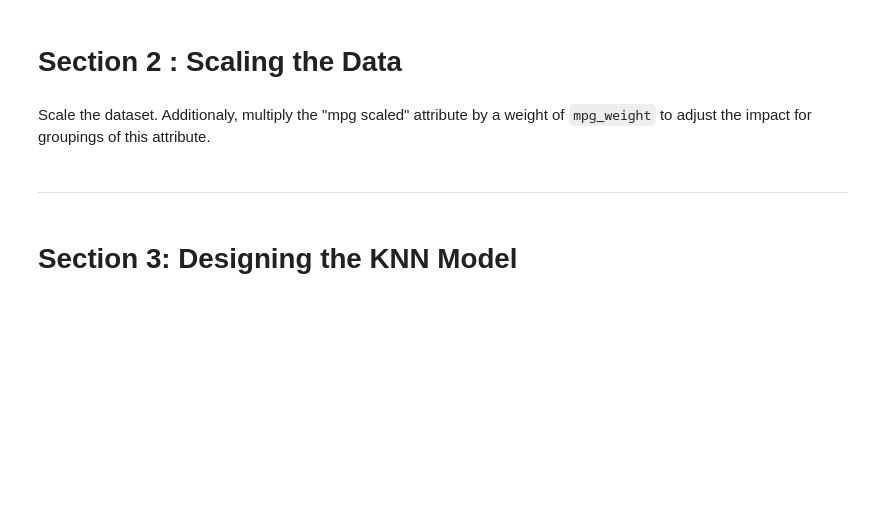
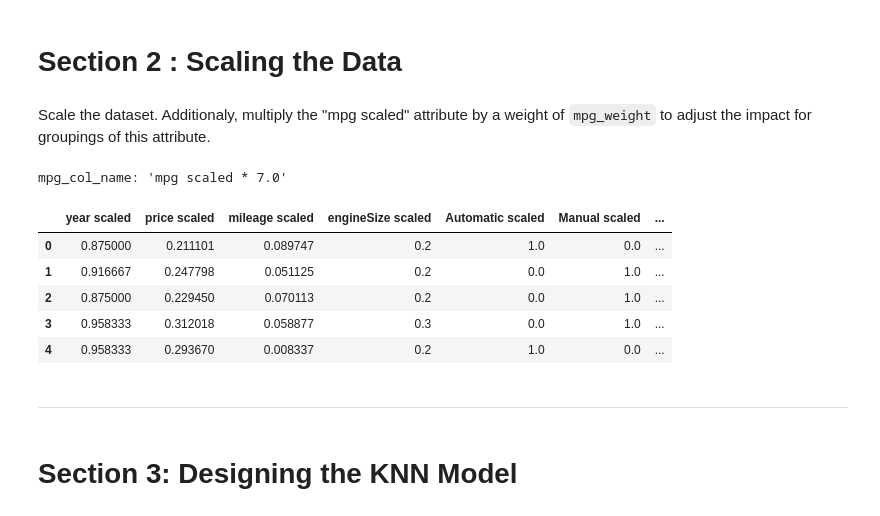
Before and after one commit to ddoggdiggitty/INFS-768-project, a Jupyter notebook: Group Project/Programming/CompiledKNN_mpg_x_7.0.ipynb, the cells around one changed output. Saved outputs shown, nothing was run; the diff lists cells and outputs as text; code cells hidden in the pictures; blank space fills up the shorter version.

```diff
--- a/Group Project/Programming/CompiledKNN_mpg_x_7.0.ipynb
+++ b/Group Project/Programming/CompiledKNN_mpg_x_7.0.ipynb
@@ -18,10 +20,10 @@ gen_new_plot=True
 # %% [markdown]
 # Section 1B: Initial comparison of KNN versus the Decision Tree
 # %%
-df = pd.read_csv("clean_Ford.csv")
+df: DataFrame = pd.read_csv("clean_Ford.csv")
 # %%
-X = df.drop("model", axis=1)
-y = df.model
+X: DataFrame = df.drop("model", axis=1)
+y: Series = df.model
 # %% [markdown]
 <!-- ### Drop attributes or records to fine-tune the KNN model
 
@@ -37,9 +39,11 @@ The car models with high misclassification rates are stored in `df2` and exporte
 # %% [markdown]
 Scale the dataset. Additionaly, multiply the "mpg scaled" attribute by a weight of `mpg_weight` to adjust the impact for groupings of this attribute.
 # %%
-mpg_weight = 7.0
+mpg_weight: float = 7.0
 
 # use mpg_col_name to rename the columns after adjusting the "mpg scaled" feature
-mpg_col_name = "mpg scaled * " + str(mpg_weight)
+mpg_col_name: str = "mpg scaled * " + str(mpg_weight)
 print("mpg_col_name: \'" + mpg_col_name + "\'")
+# %% [output]
+mpg_col_name: 'mpg scaled * 7.0'
 # %%
@@ -51,8 +55,15 @@ X_scaled_mpg_x_7_0 = pd.DataFrame(X_scaled_mpg_x_7_0, columns=columns)
 # %%
 # adjust the 'mpg scaled' feature
-mpg_scaled = X_scaled_mpg_x_7_0["mpg scaled"].to_frame(name=mpg_col_name)*mpg_weight
-X_scaled_mpg_x_7_0 = pd.concat([X_scaled_mpg_x_7_0.drop("mpg scaled", axis=1), mpg_scaled], axis=1)
+mpg_scaled: DataFrame = X_scaled_mpg_x_7_0["mpg scaled"].to_frame(name=mpg_col_name)*mpg_weight
+X_scaled_mpg_x_7_0: DataFrame = pd.concat([X_scaled_mpg_x_7_0.drop("mpg scaled", axis=1), mpg_scaled], axis=1)
 display(X_scaled_mpg_x_7_0.head())
+# %% [output]
+|  | year scaled | price scaled | mileage scaled | engineSize scaled | Automatic scaled | Manual scaled | ... |
+| 0 | 0.875000 | 0.211101 | 0.089747 | 0.2 | 1.0 | 0.0 | ... |
+| 1 | 0.916667 | 0.247798 | 0.051125 | 0.2 | 0.0 | 1.0 | ... |
+| 2 | 0.875000 | 0.229450 | 0.070113 | 0.2 | 0.0 | 1.0 | ... |
+| 3 | 0.958333 | 0.312018 | 0.058877 | 0.3 | 0.0 | 1.0 | ... |
+| 4 | 0.958333 | 0.293670 | 0.008337 | 0.2 | 1.0 | 0.0 | ... |
 # %%
 # X_scaled_mpg_x_7_0.to_csv("X_scaled_mpg_x_7.0.csv")
 # %% [markdown]
```
Also changed, not shown: parts of 27 cells of this notebook, 2 other files.
